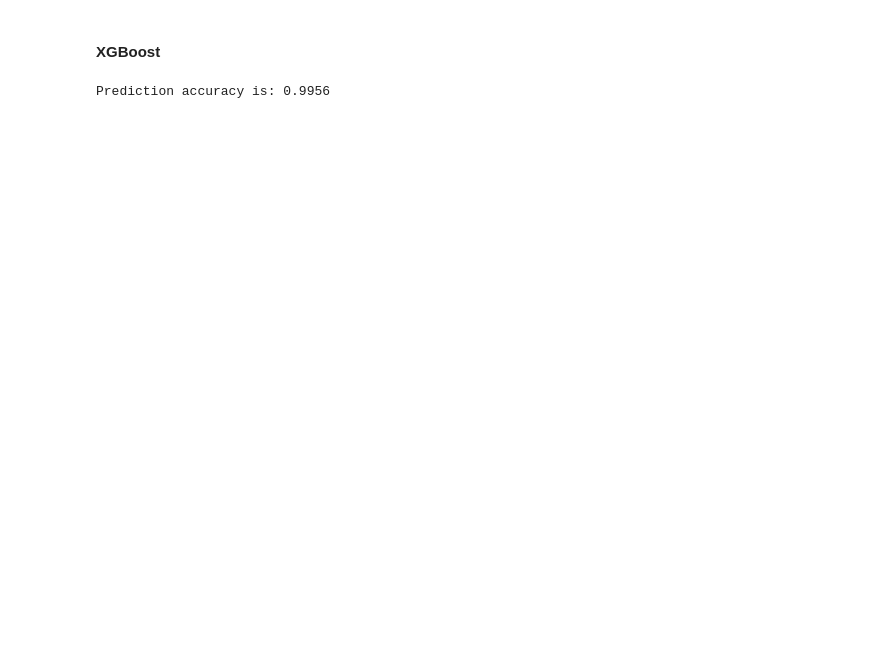
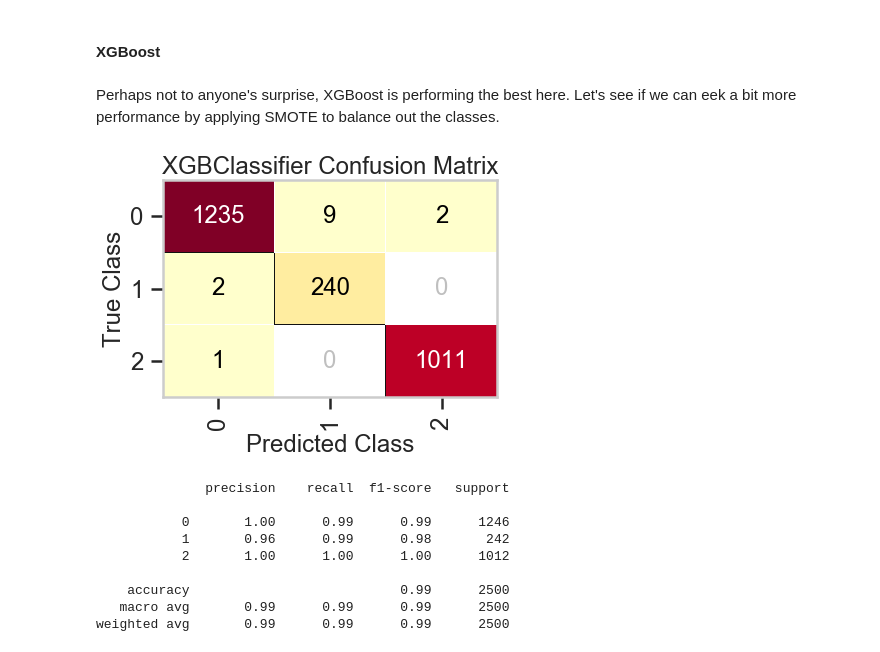
Before and after one commit to garrettlducharme/SDSS_classification, a Jupyter notebook: Technical_Notebook.ipynb, the cells around one changed output. Saved outputs shown, nothing was run; the diff lists cells and outputs as text; code cells hidden in the pictures; blank space fills up the shorter version.

```diff
--- a/Technical_Notebook.ipynb
+++ b/Technical_Notebook.ipynb
@@ -232,11 +239,2 @@ Prediction accuracy is: 0.9932
 # %% [markdown]
 #### XGBoost
-# %%
-xgb = XGBClassifier(n_estimators=100)
-xgb.fit(X_train, y_train)
-preds = xgb.predict(X_test)
-acc_xgb = accuracy_score(y_test, preds)
-
-print(f"Prediction accuracy is: {acc_xgb}")
-# %% [output]
-Prediction accuracy is: 0.9956
@@ -244,0 +241,53 @@ recall_score()
+# %%
+sns.set_context('poster')
+
+xgb = XGBClassifier(n_estimators=100)
+xgb.fit(X_train, y_train)
+y_pred_xgb = xgb.predict(X_test)
+acc_xgb = accuracy_score(y_test, y_pred)
+
+# labels = {'GALAXY': 'Galaxy',
+#           'QSO': 'Qasar',
+#           'STAR': 'Star'}
+
+# fig, ax = plt.subplots(figsize=(13,7))
+
+# cm = ConfusionMatrix(xgb, encoder=labels)
+# cm.fit(X_train, y_train)
+# cm.score(X_test, y_test)
+# plt.xticks(rotation = 0)
+# plt.title('Confusion Matrix')
+
+# cm.show(ax=ax)
+# fig.tight_layout()
+# fig.savefig('xgb_conf_matrix.png')
+#print(classification_report(y_test, y_pred))
+# %% [markdown]
+Perhaps not to anyone's surprise, XGBoost is performing the best here. Let's see if we can eek a bit more performance by applying SMOTE to balance out the classes.
+# %%
+from imblearn.over_sampling import SMOTE
+sm = SMOTE(random_state=42)
+X_train_sm, y_train_sm = sm.fit_sample(X_train, y_train)
+
+xgb = XGBClassifier(n_estimators=100)
+xgb.fit(X_train_sm, y_train_sm)
+y_pred_sm = xgb.predict(X_test)
+acc_xgb = accuracy_score(y_test, y_pred_sm)
+
+cm = ConfusionMatrix(xgb)
+cm.fit(X_train_sm, y_train_sm)
+cm.score(X_test, y_test)
+cm.show()
+
+print(classification_report(y_test, y_pred_sm))
+# %% [output]
+[figure, added]
+              precision    recall  f1-score   support
+
+           0       1.00      0.99      0.99      1246
+           1       0.96      0.99      0.98       242
+           2       1.00      1.00      1.00      1012
+
+    accuracy                           0.99      2500
+   macro avg       0.99      0.99      0.99      2500
+weighted avg       0.99      0.99      0.99      2500
```
Also changed, not shown: parts of 15 cells of this notebook, 3 other files.
